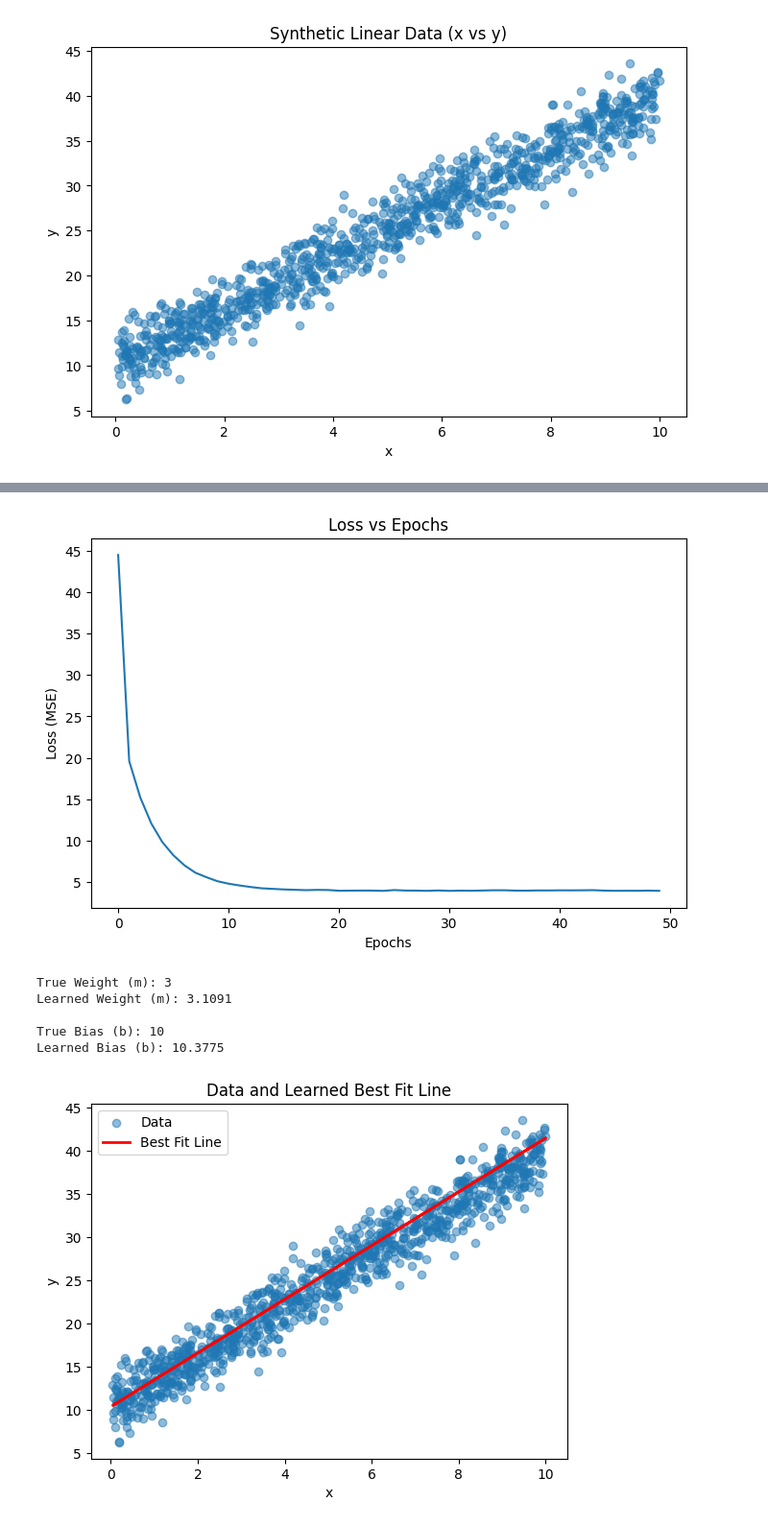
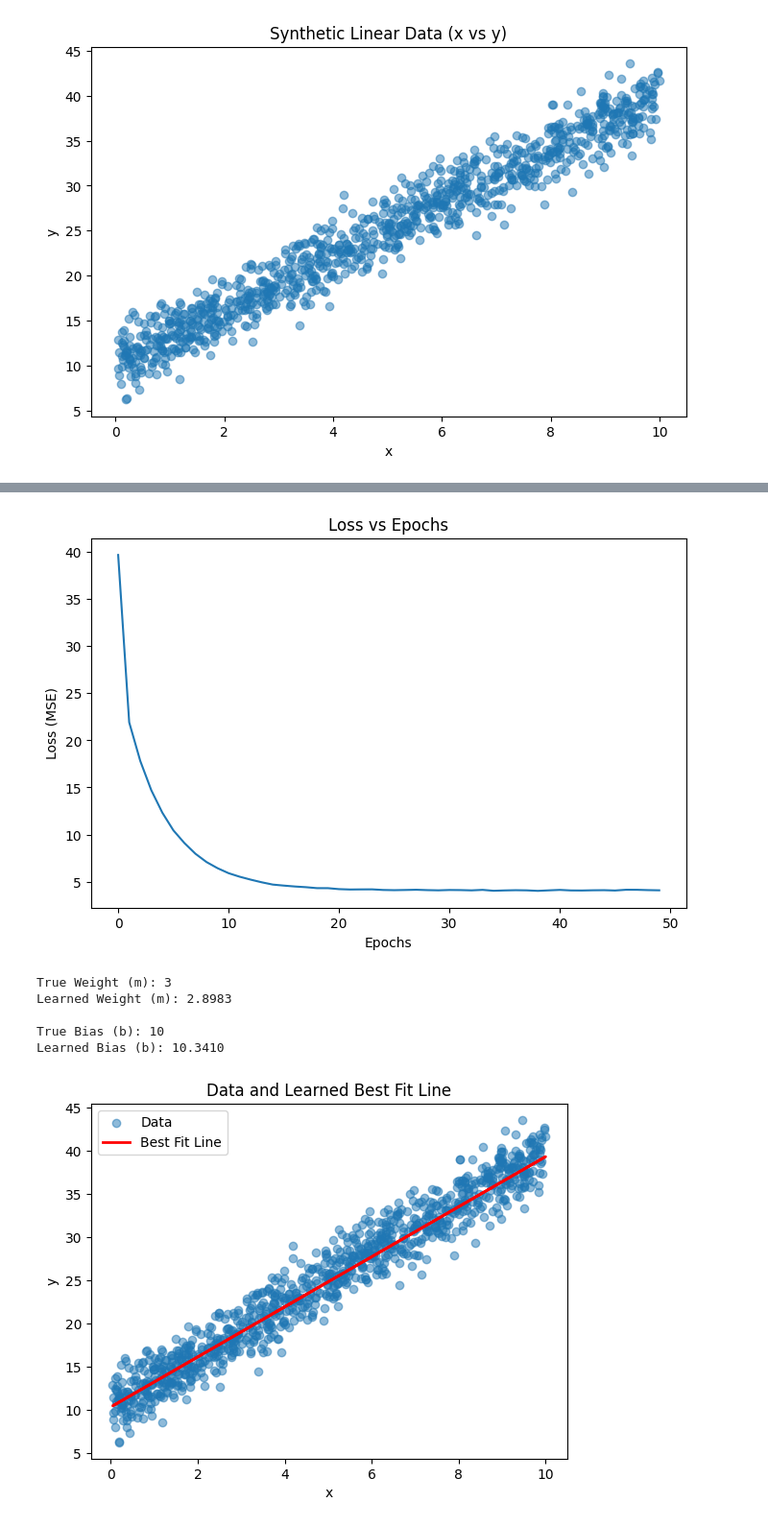
Before and after one commit to jianna4/Machine_learning, a Jupyter notebook: linear-regression.ipynb, the cells around one changed output, grey strips where cells are left out. Shown at 96% size. Cells and saved outputs as stored; diff of their text form; code cells hidden in the pictures.

```diff
--- a/linear-regression.ipynb
+++ b/linear-regression.ipynb
@@ -54,6 +57,15 @@ plt.title("Synthetic Linear Data (x vs y)")
 plt.show()
 # %% [output]
 [figure]
+# %%
+#split data
+
+x_train, x_test, y_train, y_test = train_test_split(
+    x,
+    y,
+    test_size=0.2,
+    random_state=42
+)
 # %%
 model = Sequential([
     Dense(1, input_shape=(1,))
@@ -81,11 +93,16 @@ Model: "sequential"
 None
 # %%
 history = model.fit(
-    x,
-    y,
+    x_train,
+    y_train,
     epochs=50,
     batch_size=32,
     verbose=1
 )
+
+#loss evaluation
+y_test_pred = model.predict(x_test)
+mse_test = mean_squared_error(y_test, y_test_pred)
+print(f"Test MSE: {mse_test:.3f}")
 # %% [output]
 Epoch 1/50
@@ -113,7 +130,7 @@ plt.ylabel("Loss (MSE)")
 plt.title("Loss vs Epochs")
 plt.show()
 # %% [output]
-[figure, old version]
+[figure, new version]
 # %%
 weights, bias = model.layers[0].get_weights()
 
@@ -128,19 +145,19 @@ print(f"\nTrue Bias (b): {b_true}")
 print(f"Learned Bias (b): {learned_b:.4f}")
 # %% [output]
 True Weight (m): 3
-Learned Weight (m): 3.1091
+Learned Weight (m): 2.8983
 
 True Bias (b): 10
-Learned Bias (b): 10.3775
+Learned Bias (b): 10.3410
 # %%
 # Overlay best fit line on scatter plot
 plt.scatter(x, y, alpha=0.5, label="Data")
-y_pred = weights[0][0] * x + bias[0]  # model prediction
+y_pred = learned_m * x + learned_b
 plt.plot(x, y_pred, color='red', linewidth=2, label="Best Fit Line")
 plt.xlabel("x")
 plt.ylabel("y")
 plt.title("Data and Learned Best Fit Line")
 plt.legend()
 plt.show()
 # %% [output]
-[figure, old version]
+[figure, new version]
```
Also changed, not shown: parts of 3 cells of this notebook.
